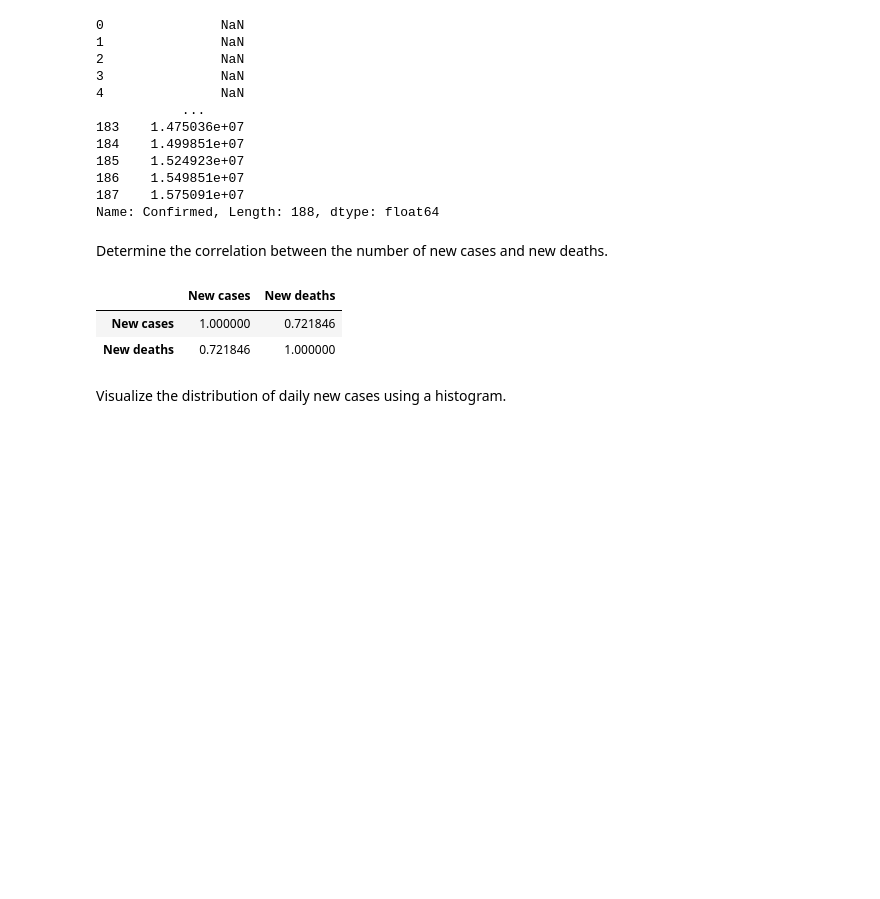
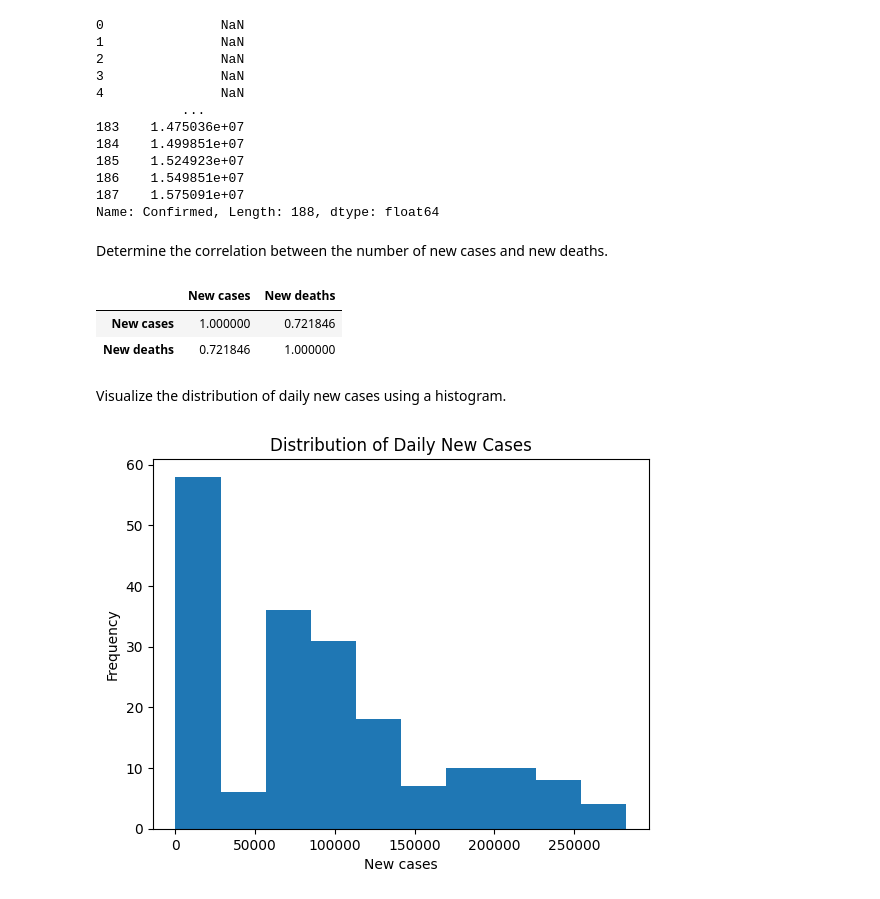
Before and after one commit to akxiit/Normal-Data-Visulization, a Jupyter notebook: notebooks/Covid-19/Day-wise.ipynb, the cells around one changed output. Drawn from its saved outputs; the diff is of its cells as text; code cells hidden in the pictures; blank space fills up the shorter version.

```diff
--- a/notebooks/Covid-19/Day-wise.ipynb
+++ b/notebooks/Covid-19/Day-wise.ipynb
@@ -53,3 +53,11 @@ df[['New cases' , 'New deaths']].corr()
 | New deaths | 0.721846 | 1.000000 |
 # %% [markdown]
 Visualize the distribution of daily new cases using a histogram.
+# %%
+plt.hist(df['New cases'], bins=10)
+plt.xlabel('New cases')
+plt.ylabel('Frequency')
+plt.title('Distribution of Daily New Cases')
+plt.show()
+# %% [output]
+[figure, added]
```
Also changed, not shown: parts of 2 cells of this notebook.
